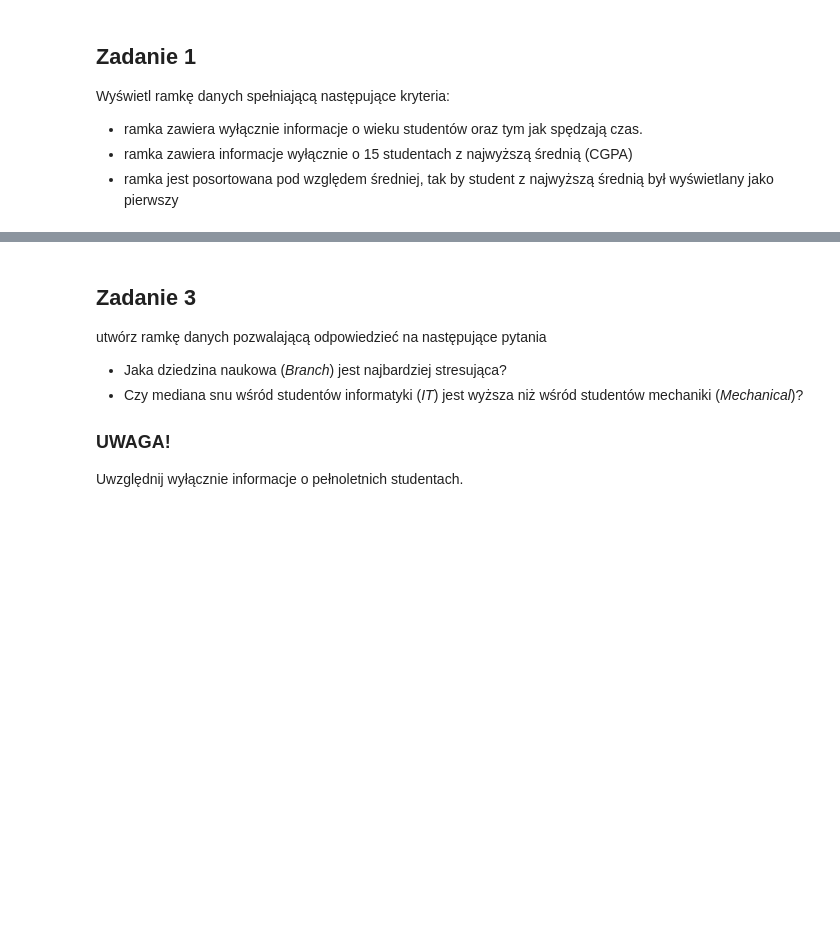
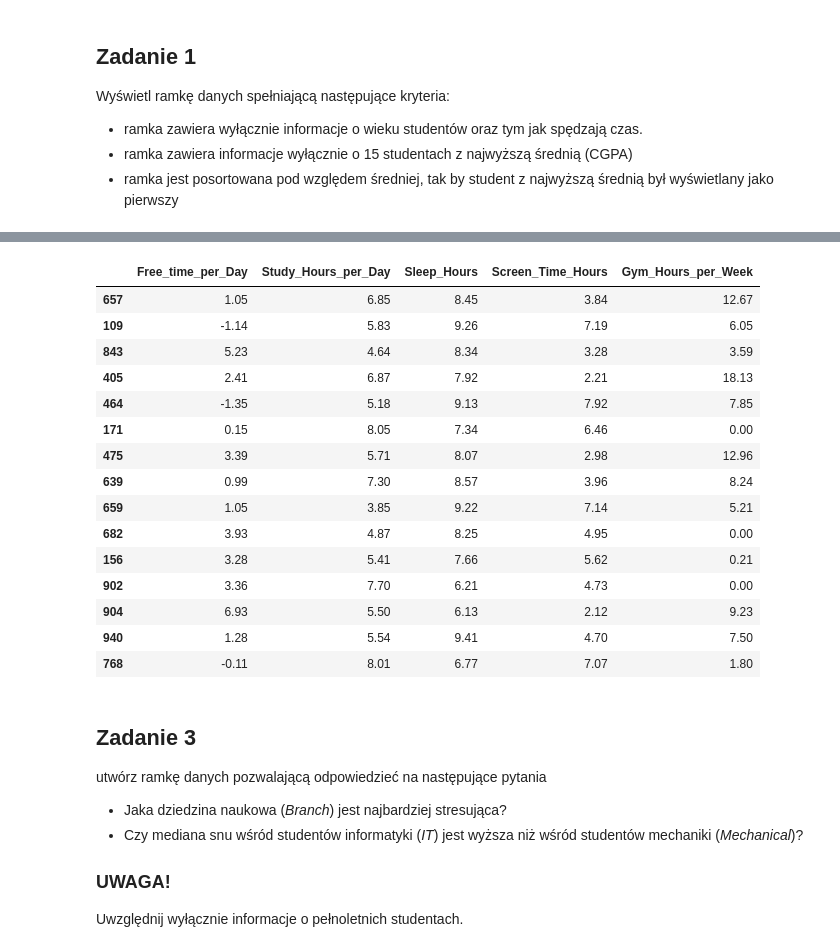
Before and after one commit to Zajecia-na-PWr-LR/lista-1-MaciejTroc, a Jupyter notebook: UczenieMaszynowe_25_26_Lista1.ipynb, the cells around one changed output, grey strips where cells are left out. Cells and saved outputs as stored; diff of their text form; code cells hidden in the pictures; blank space fills up the shorter version.

```diff
--- a/UczenieMaszynowe_25_26_Lista1.ipynb
+++ b/UczenieMaszynowe_25_26_Lista1.ipynb
@@ -108,3 +92,28 @@ ValueError: The truth value of a Series is ambiguous. Use a.empty, a.bool(), a.i
+# %%
+time_spent["Free_time_per_Day"] = 24 - 2.5 + 0.5 - time_spent[["Study_Hours_per_Day", "Sleep_Hours", "Screen_Time_Hours"]].sum(axis=1)
+# 24 godziny doby - 2.5 na jedzenie + 0.5 pokrywająca się godzina z nauki i screen time (wszsyscy uczniowie maja ponad 0.5 screen time)
+
+time_spent["Free_time_per_Day"] -= (time_spent[ "Gym_Hours_per_Week"] / 7).round(2)
+
+
+time_spent[["Free_time_per_Day", "Study_Hours_per_Day", "Sleep_Hours", "Screen_Time_Hours", "Gym_Hours_per_Week"]]
+# %% [output]
+|  | Free_time_per_Day | Study_Hours_per_Day | Sleep_Hours | Screen_Time_Hours | Gym_Hours_per_Week |
+| 657 | 1.05 | 6.85 | 8.45 | 3.84 | 12.67 |
+| 109 | -1.14 | 5.83 | 9.26 | 7.19 | 6.05 |
+| 843 | 5.23 | 4.64 | 8.34 | 3.28 | 3.59 |
+| 405 | 2.41 | 6.87 | 7.92 | 2.21 | 18.13 |
+| 464 | -1.35 | 5.18 | 9.13 | 7.92 | 7.85 |
+| 171 | 0.15 | 8.05 | 7.34 | 6.46 | 0.00 |
+| 475 | 3.39 | 5.71 | 8.07 | 2.98 | 12.96 |
+| 639 | 0.99 | 7.30 | 8.57 | 3.96 | 8.24 |
+| 659 | 1.05 | 3.85 | 9.22 | 7.14 | 5.21 |
+| 682 | 3.93 | 4.87 | 8.25 | 4.95 | 0.00 |
+| 156 | 3.28 | 5.41 | 7.66 | 5.62 | 0.21 |
+| 902 | 3.36 | 7.70 | 6.21 | 4.73 | 0.00 |
+| 904 | 6.93 | 5.50 | 6.13 | 2.12 | 9.23 |
+| 940 | 1.28 | 5.54 | 9.41 | 4.70 | 7.50 |
+| 768 | -0.11 | 8.01 | 6.77 | 7.07 | 1.80 |
 # %% [markdown]
 ## Zadanie 3
 utwórz ramkę danych pozwalającą odpowiedzieć na następujące pytania
```
Also changed, not shown: parts of 6 cells of this notebook.
